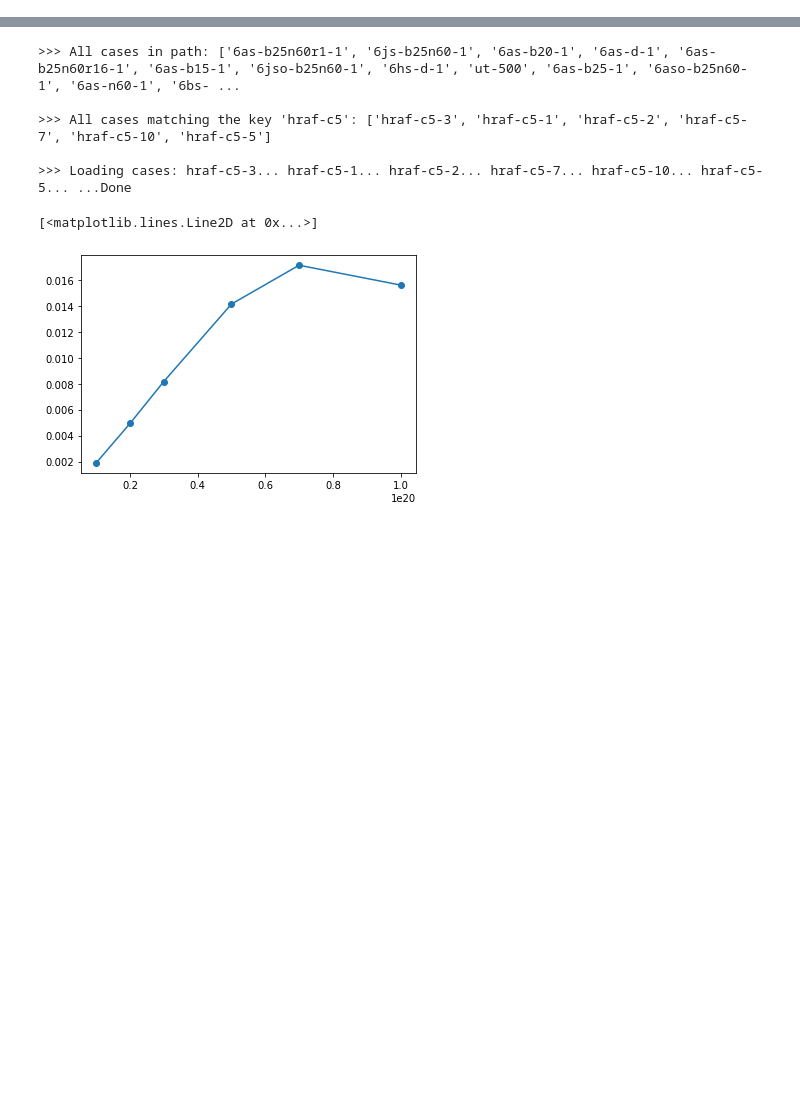
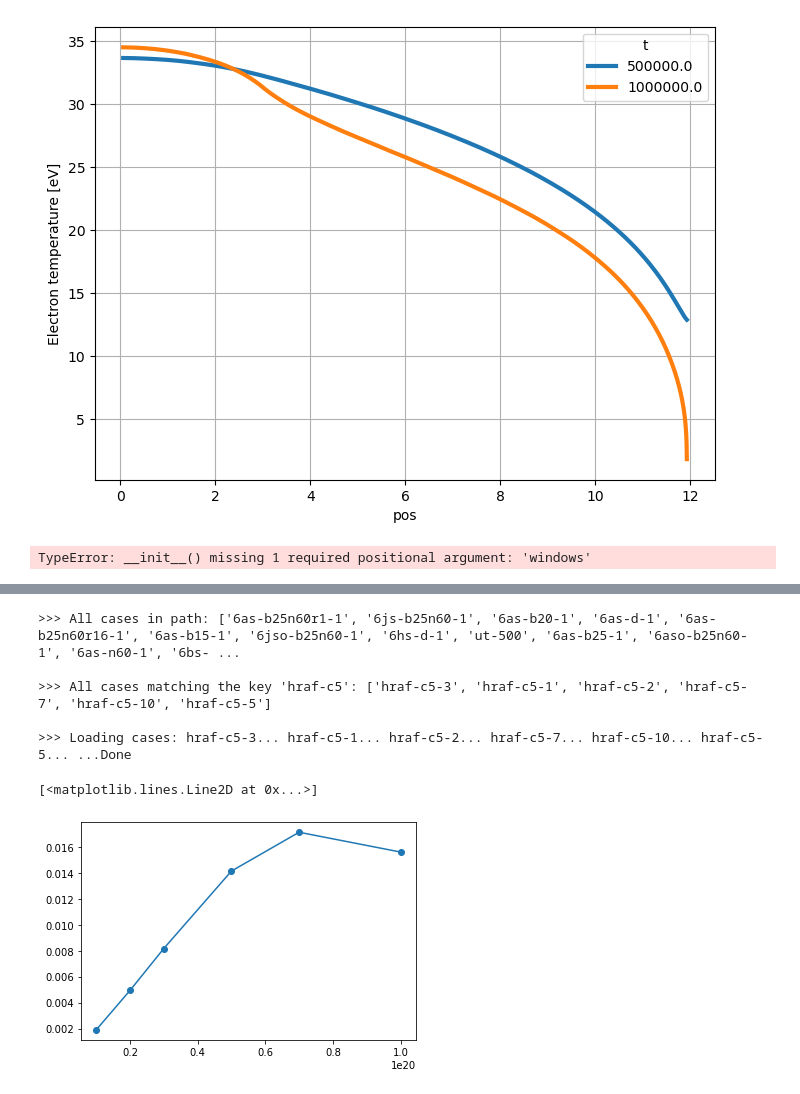
Before and after one commit to mikekryjak/sdtools, a Jupyter notebook: pp-hermes1d.ipynb, the cells around one changed output, grey strips where cells are left out. Drawn from its saved outputs; the diff is of its cells as text; code cells hidden in the pictures; blank space fills up the shorter version.

```diff
--- a/pp-hermes1d.ipynb
+++ b/pp-hermes1d.ipynb
@@ -43,4 +43,18 @@ db = CaseDB(
     grid_dir = r"/ssd_scratch/cases"
     )
 # %%
-case = Load.case_1D(db.casepaths["hraf-c5-10"])
+case = Load.case_1D(db.casepaths["hraf-c5-1-s"])
+# %%
+fig, ax = plt.subplots(figsize = (8,6), dpi = 100)
+
+ds = case.ds.isel(pos = slice(2,-2))
+
+ds["Te"].isel(t=[0,-1]).plot.line(ax = ax, x="pos", lw = 3)
+ax.grid()
+ax.set_yscale("linear")
+# %% [output]
+[figure, added]
+# %%
+Monitor(case, )
+# %% [output]
+TypeError: __init__() missing 1 required positional argument: 'windows'
```
Also changed, not shown: parts of 18 cells of this notebook, 1 other file.
